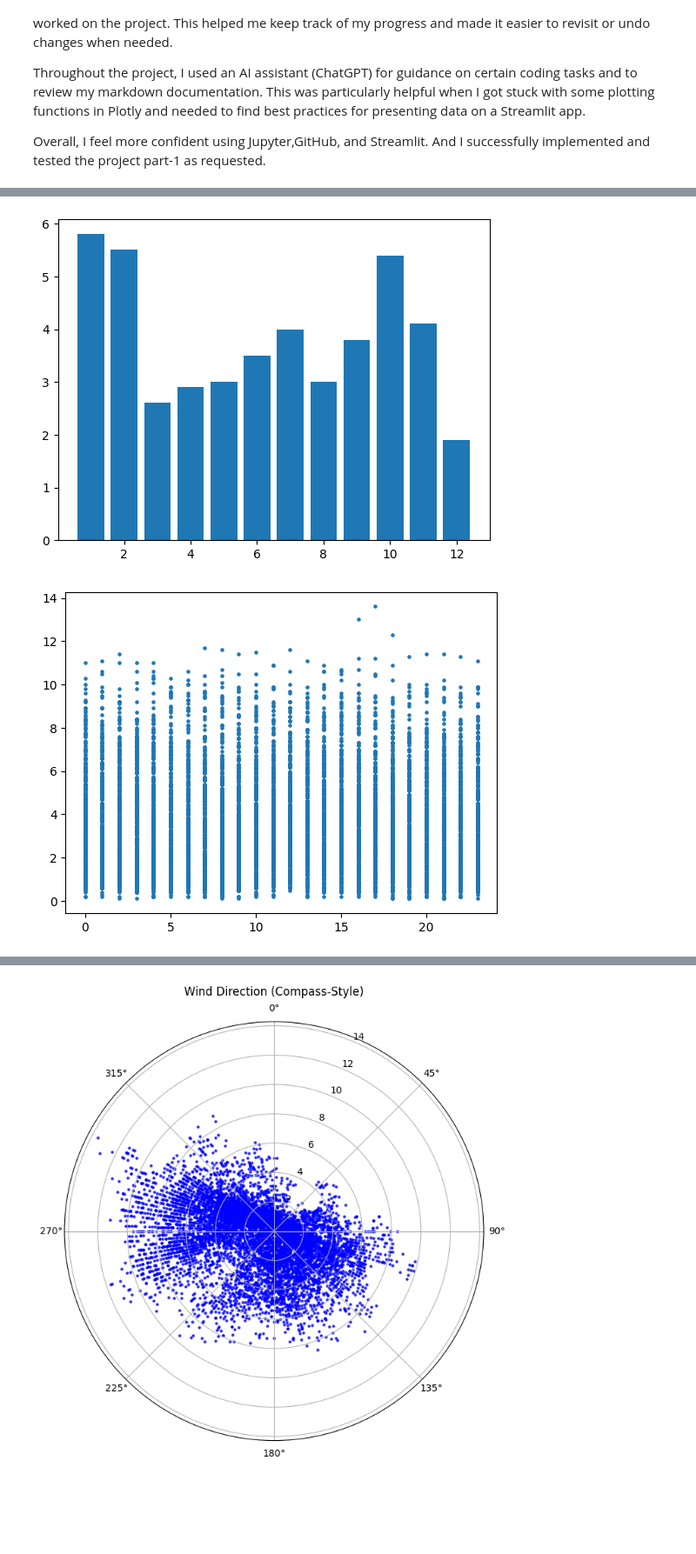
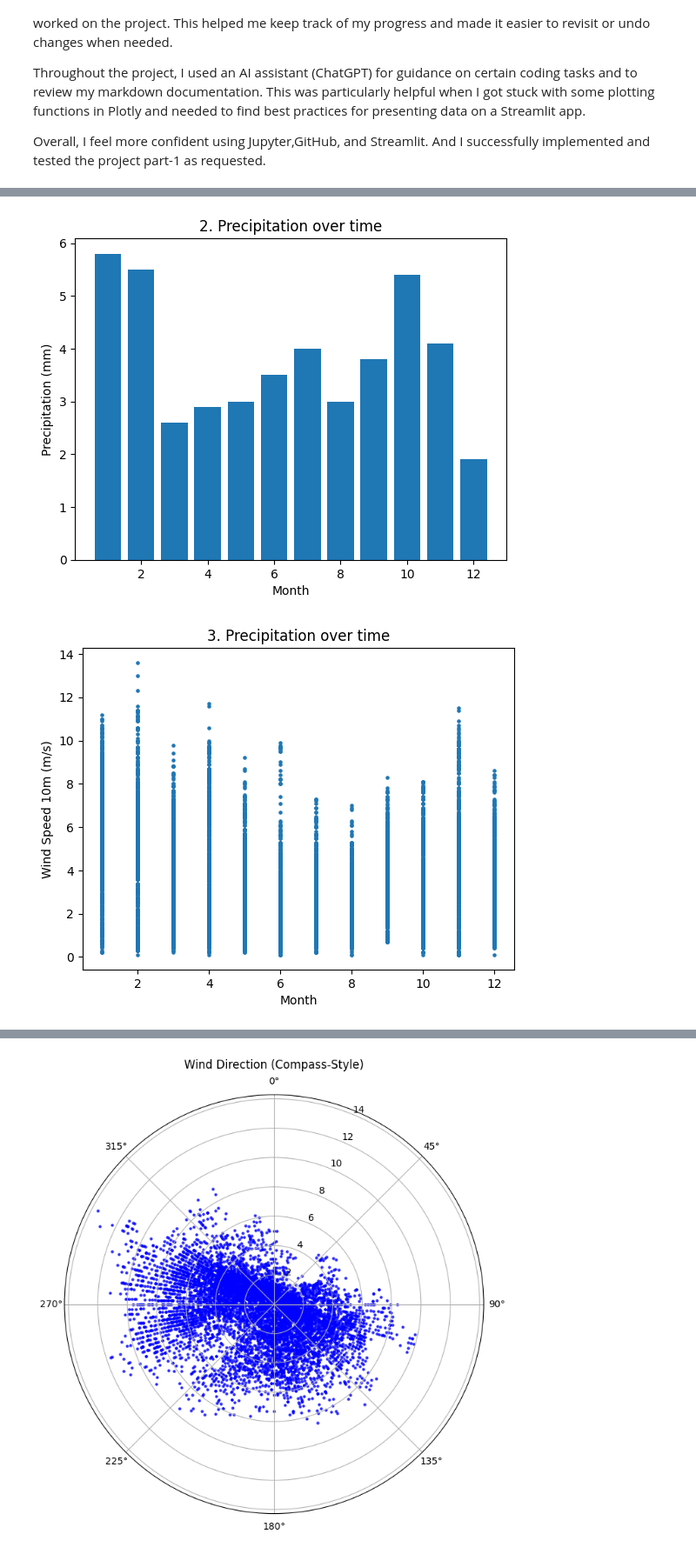
Before and after one commit to Indraadhikari/IND320_Indra, a Jupyter notebook: dashboard_basics_indra.ipynb, the cells around one changed output, grey strips where cells are left out. Shown at 87% size. Drawn from its saved outputs; the diff is of its cells as text; code cells hidden in the pictures; blank space fills up the shorter version.

```diff
--- a/dashboard_basics_indra.ipynb
+++ b/dashboard_basics_indra.ipynb
@@ -45,13 +66,17 @@ plt.show()
 # %%
-#print(df.columns)
 plt.bar(df['time'].dt.month, df['precipitation (mm)'])
+plt.title('2. Precipitation over time')
+plt.xlabel('Month')
+plt.ylabel('Precipitation (mm)')
 plt.show()
 # %% [output]
-[figure, old version]
+[figure, new version]
 # %%
-#print(df.columns)
-plt.scatter(df['time'].dt.hour, df['wind_speed_10m (m/s)'],s=5)
+plt.scatter(df['time'].dt.month, df['wind_speed_10m (m/s)'],s=5)
+plt.title('3. Precipitation over time')
+plt.xlabel('Month')
+plt.ylabel('Wind Speed 10m (m/s)')
 plt.show()
 # %% [output]
-[figure, old version]
+[figure, new version]
 # %%
```
Also changed, not shown: parts of 13 cells of this notebook, 3 other files.
